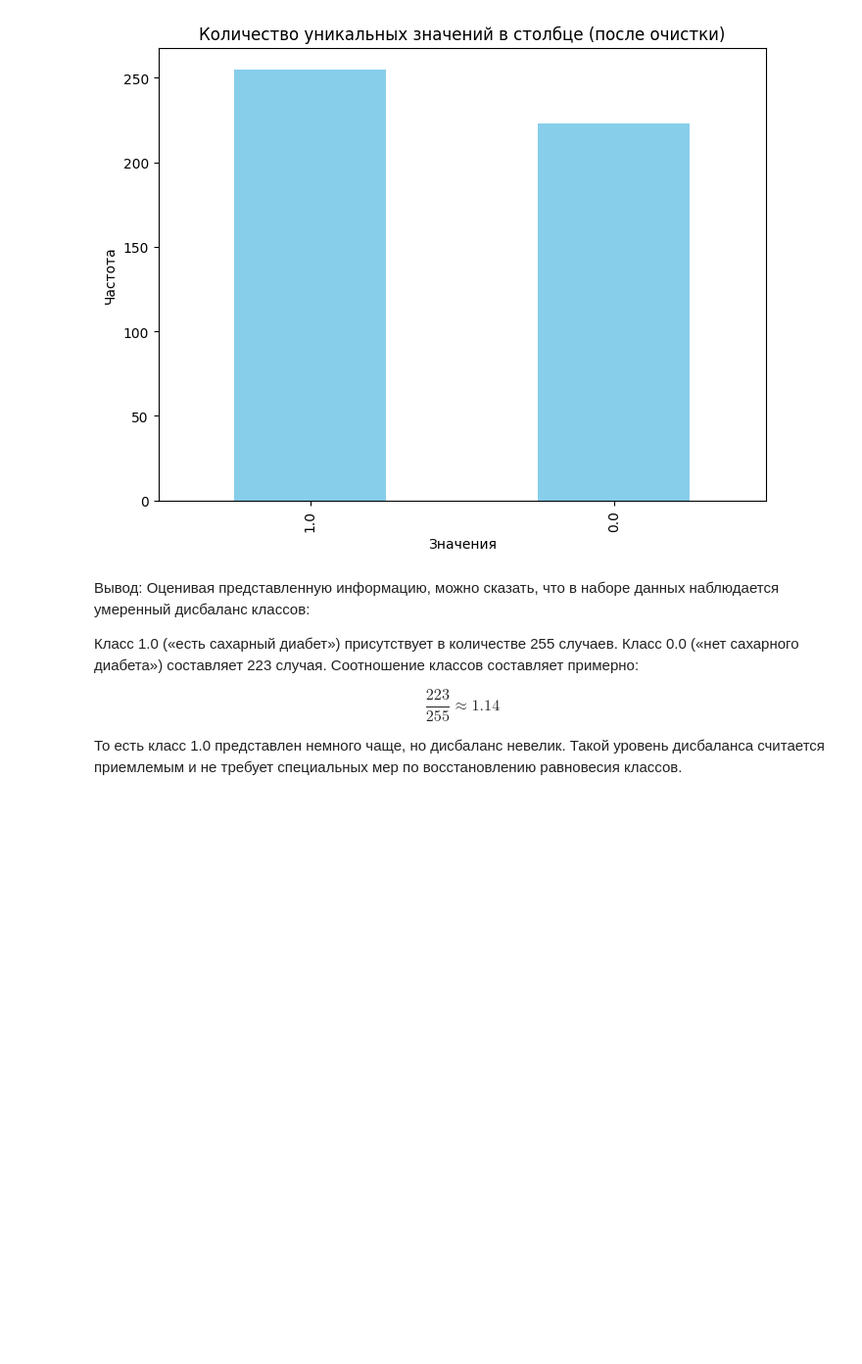
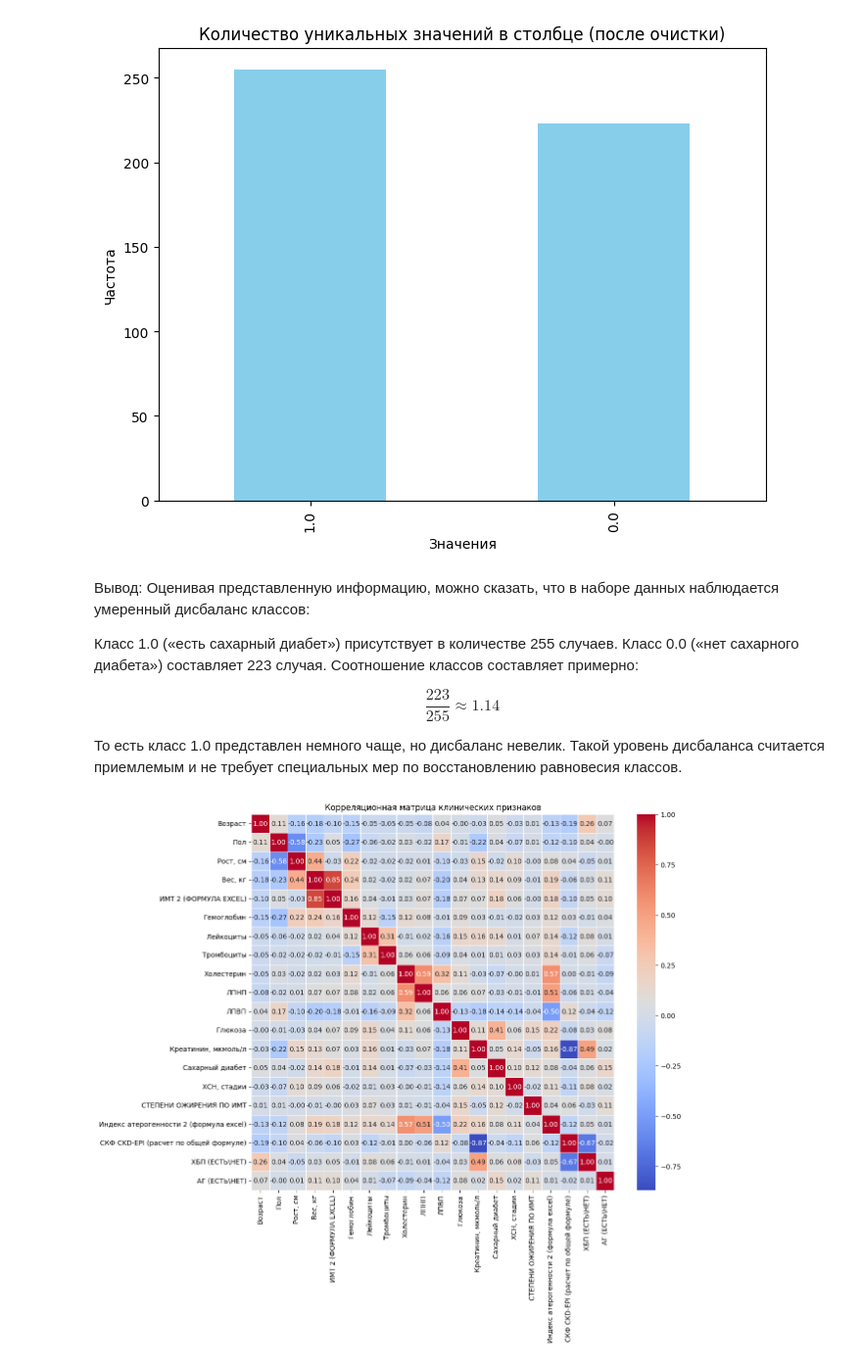
Before and after one commit to Antoha2024/DiplomProductStar, a Jupyter notebook: DS47_1_diabetes_ds.ipynb, the cells around one changed output. Shown at 98% size. Drawn from its saved outputs; the diff is of its cells as text; code cells hidden in the pictures; blank space fills up the shorter version.

```diff
--- a/DS47_1_diabetes_ds.ipynb
+++ b/DS47_1_diabetes_ds.ipynb
@@ -203,3 +127,47 @@ Name: count, dtype: int64
 $$\frac{223}{255} \approx 1.14$$
 
 То есть класс 1.0 представлен немного чаще, но дисбаланс невелик. Такой уровень дисбаланса считается приемлемым и не требует специальных мер по восстановлению равновесия классов.
+# %%
+#расчет показателей группы пациентов с повышенной группой риска
+clinical_cols = [
+    "Возраст",
+    "Пол",
+    "Рост, см",
+    "Вес, кг",
+    "ИМТ 2 (ФОРМУЛА EXCEL)",
+    "Гемоглобин",
+    "Лейкоциты",
+    "Тромбоциты",
+    "Холестерин",
+    "ЛПНП",
+    "ЛПВП",
+    "Глюкоза",
+    "Креатинин, мкмоль/л",
+    "Сахарный диабет",
+    "ХСН, стадии",
+    "СТЕПЕНИ ОЖИРЕНИЯ ПО ИМТ",
+    "Индекс атерогенности 2 (формула excel)",
+    "СКФ CKD-EPI (расчет по общей формуле)",
+    "ХБП (ЕСТЬ\\НЕТ)",
+    "АГ (ЕСТЬ\\НЕТ)"
+]
+
+# Остаемся только с нужными признаками
+selected_df = df[clinical_cols].copy()
+
+# Замещаем NaN-значения на медианы соответствующего столбца
+for column in clinical_cols:
+    if selected_df[column].dtype != 'O':  # Исключаем категориальные переменные
+        median_value = selected_df[column].median()
+        selected_df[column].fillna(median_value, inplace=True)
+
+# Матрица корреляции
+corr_matrix = selected_df.corr()
+
+# Рисуем тепловую карту
+plt.figure(figsize=(12, 10))
+sns.heatmap(corr_matrix, annot=True, cmap="coolwarm", fmt='.2f', linewidths=.5)
+plt.title("Корреляционная матрица клинических признаков")
+plt.show()
+# %% [output]
+[figure, added]
```
Also changed, not shown: parts of 8 cells of this notebook.
